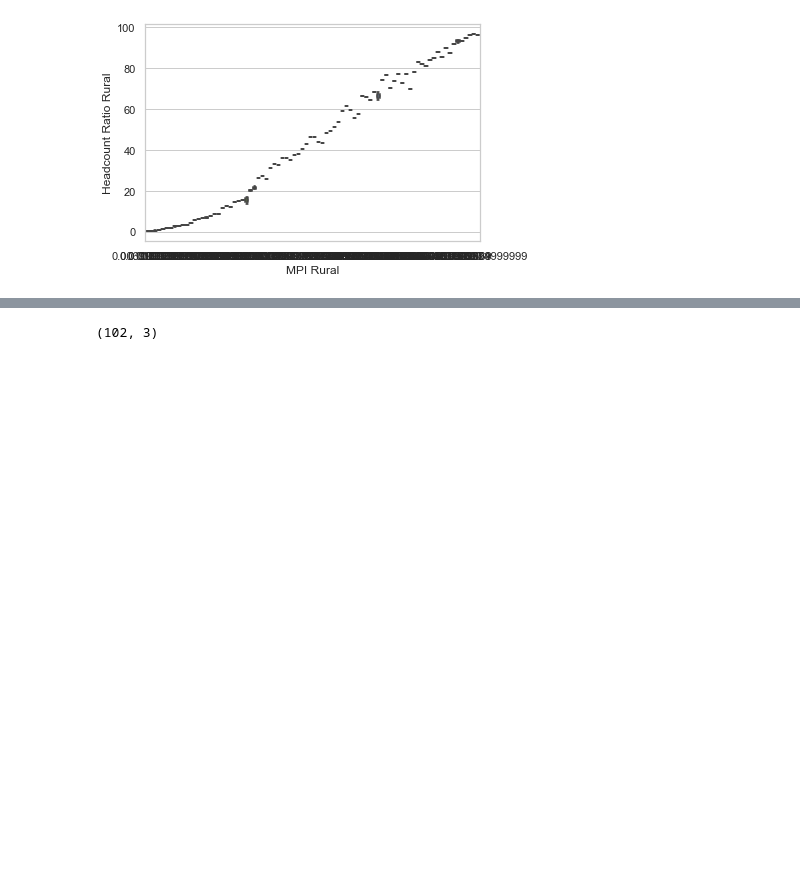
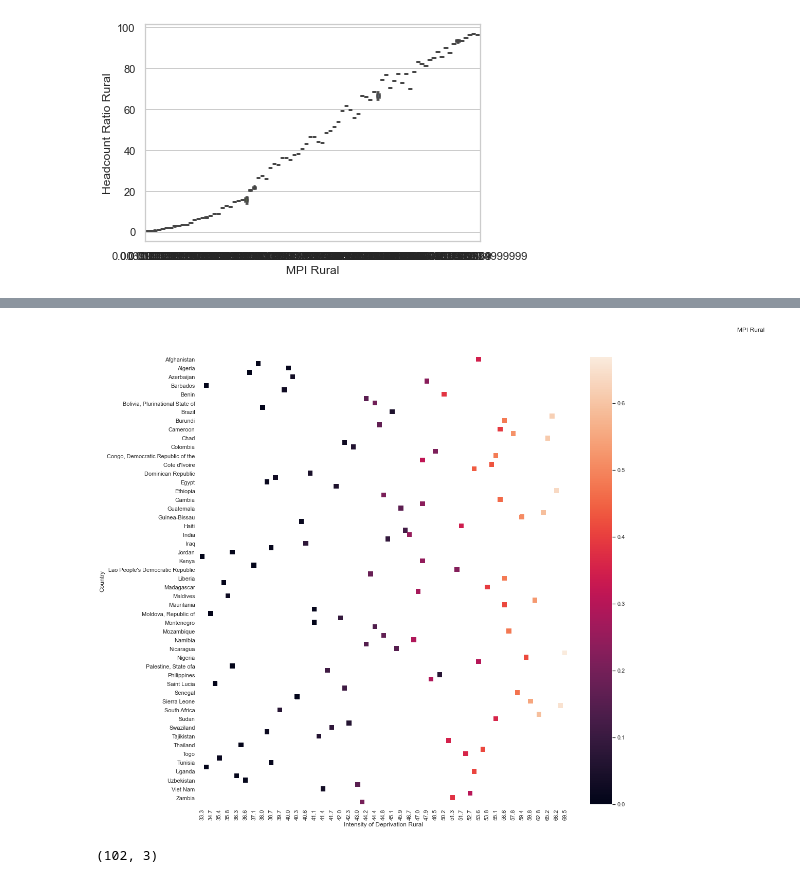
Before and after one commit to Fdiaz17/TI3002CAD22, a Jupyter notebook: Notebooks/Datos_estadisticos_national_MPI_Rural.ipynb, the cells around one changed output, grey strips where cells are left out. Saved outputs shown, nothing was run; the diff lists cells and outputs as text; code cells hidden in the pictures; blank space fills up the shorter version.

```diff
--- a/Notebooks/Datos_estadisticos_national_MPI_Rural.ipynb
+++ b/Notebooks/Datos_estadisticos_national_MPI_Rural.ipynb
@@ -247,7 +247,10 @@ sb.heatmap(datos1.astype(float).corr(),linewidths=0.1,vmax=1.0, square=True, cma
-# %%
-flights = sb.load_dataset("flights")
-flights = flights.pivot("month","year","passengers")
-ax = sb.heatmap(flights)
+# %%
+datos3 = datos.pivot("Country","Intensity of Deprivation Rural","MPI Rural")
+plt.figure(figsize=(16,16))
+plt.title("MPI Rural", y=1.05, x=1.5)
+ax = sb.heatmap(datos3)
+# %% [output]
+[figure, added]
 # %%
 X = np.array(dataframe[["Headcount Ratio Rural","MPI Rural","Intensity of Deprivation Rural"]])
 y = np.array([x for x in range(len(dataframe.index))])
```
Also changed, not shown: parts of 1 cell of this notebook.
